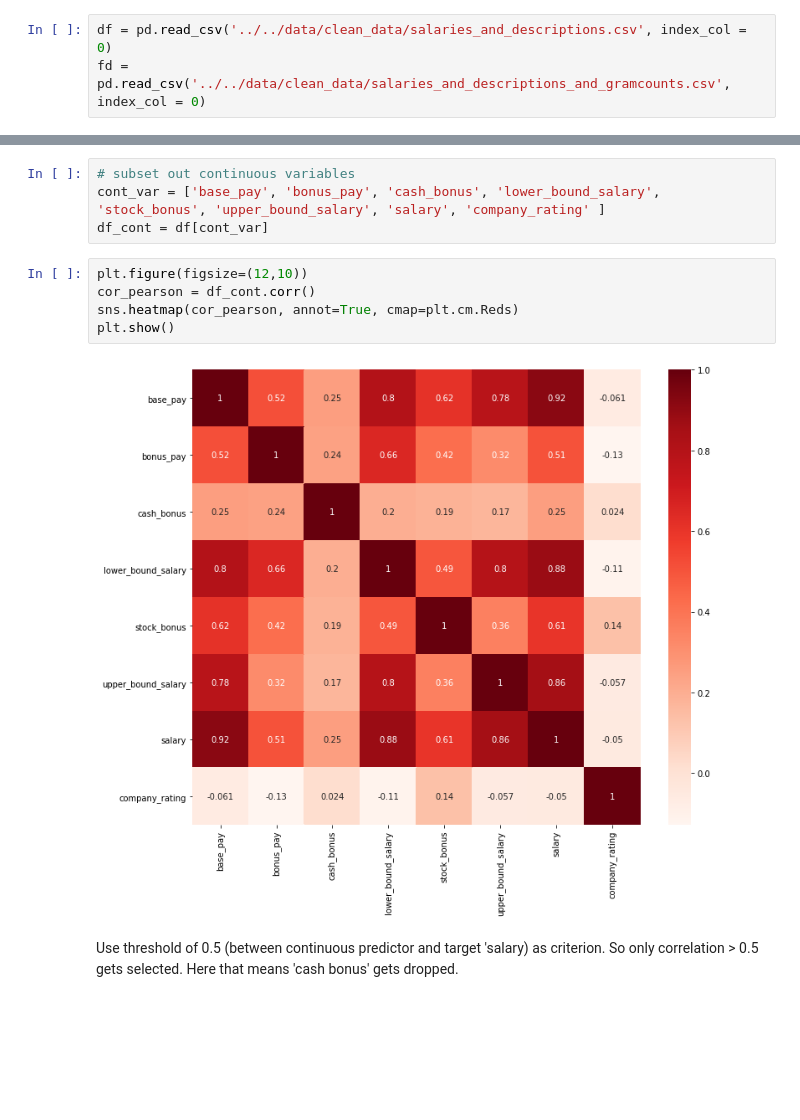
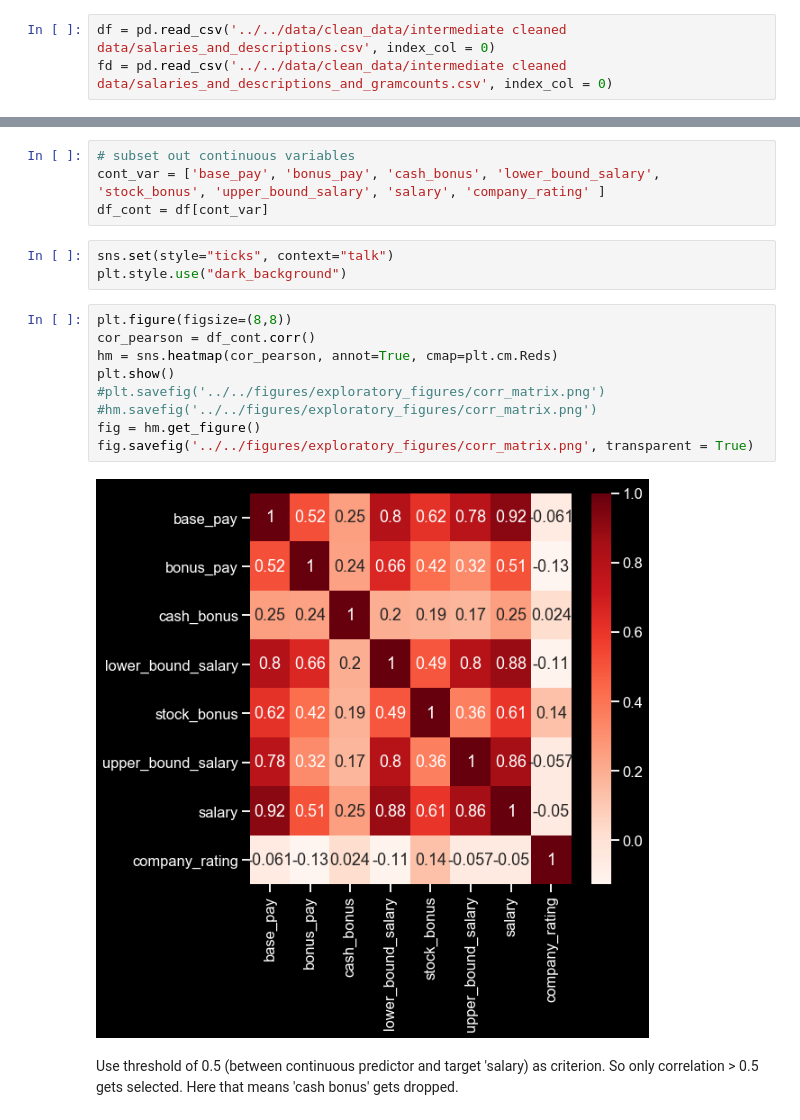
Before and after one commit to sashananda/sta_project_1, a Jupyter notebook: code/raw_code/correlation.ipynb, the cells around one changed output, grey strips where cells are left out. Drawn from its saved outputs; the diff is of its cells as text; blank space fills up the shorter version.

```diff
--- a/code/raw_code/correlation.ipynb
+++ b/code/raw_code/correlation.ipynb
@@ -1,8 +1,8 @@
 # %%
 import pandas as pd
 # %%
-df = pd.read_csv('../../data/clean_data/salaries_and_descriptions.csv', index_col = 0)
-fd = pd.read_csv('../../data/clean_data/salaries_and_descriptions_and_gramcounts.csv', index_col = 0)
+df = pd.read_csv('../../data/clean_data/intermediate cleaned data/salaries_and_descriptions.csv', index_col = 0)
+fd = pd.read_csv('../../data/clean_data/intermediate cleaned data/salaries_and_descriptions_and_gramcounts.csv', index_col = 0)
 # %%
 df.columns[84]
 # %% [output]
@@ -66,13 +66,20 @@ import seaborn as sns
 # subset out continuous variables
 cont_var = ['base_pay', 'bonus_pay', 'cash_bonus', 'lower_bound_salary', 'stock_bonus', 'upper_bound_salary', 'salary', 'company_rating' ]
 df_cont = df[cont_var]
+# %%
+sns.set(style="ticks", context="talk")
+plt.style.use("dark_background")
 # %%
-plt.figure(figsize=(12,10))
+plt.figure(figsize=(8,8))
 cor_pearson = df_cont.corr()
-sns.heatmap(cor_pearson, annot=True, cmap=plt.cm.Reds)
+hm = sns.heatmap(cor_pearson, annot=True, cmap=plt.cm.Reds)
 plt.show()
+#plt.savefig('../../figures/exploratory_figures/corr_matrix.png')
+#hm.savefig('../../figures/exploratory_figures/corr_matrix.png')
+fig = hm.get_figure()
+fig.savefig('../../figures/exploratory_figures/corr_matrix.png', transparent = True)
 # %% [output]
-[figure, old version]
+[figure, new version]
 # %% [markdown]
 Use threshold of 0.5 (between continuous predictor and target 'salary) as criterion.
 So only correlation > 0.5 gets selected. Here that means 'cash bonus' gets dropped.
```
Also changed, not shown: 12 other files.
